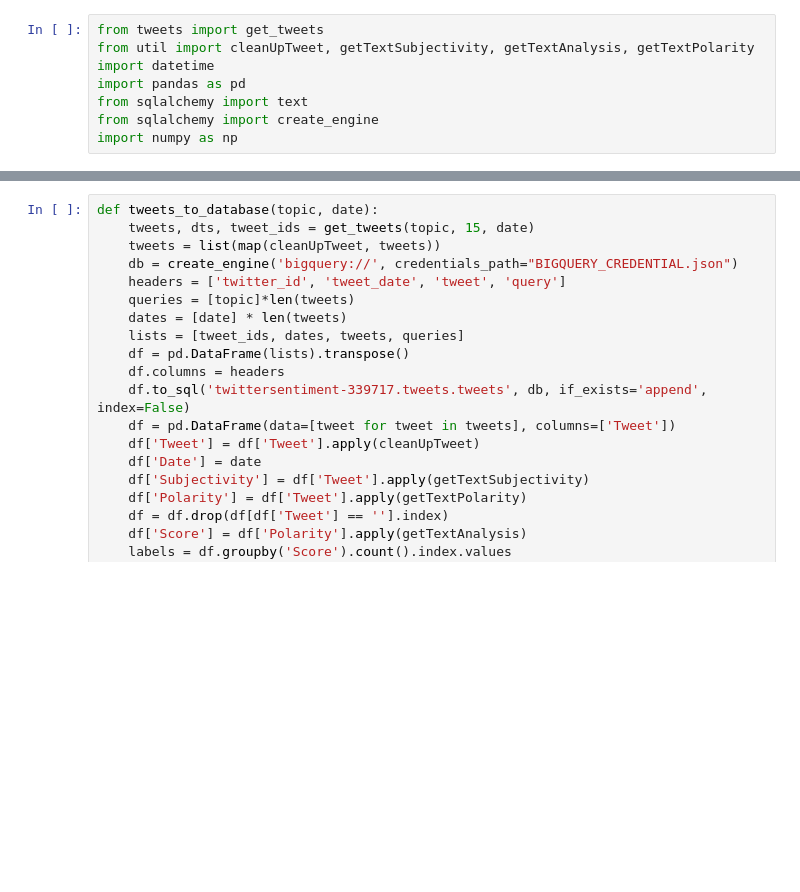
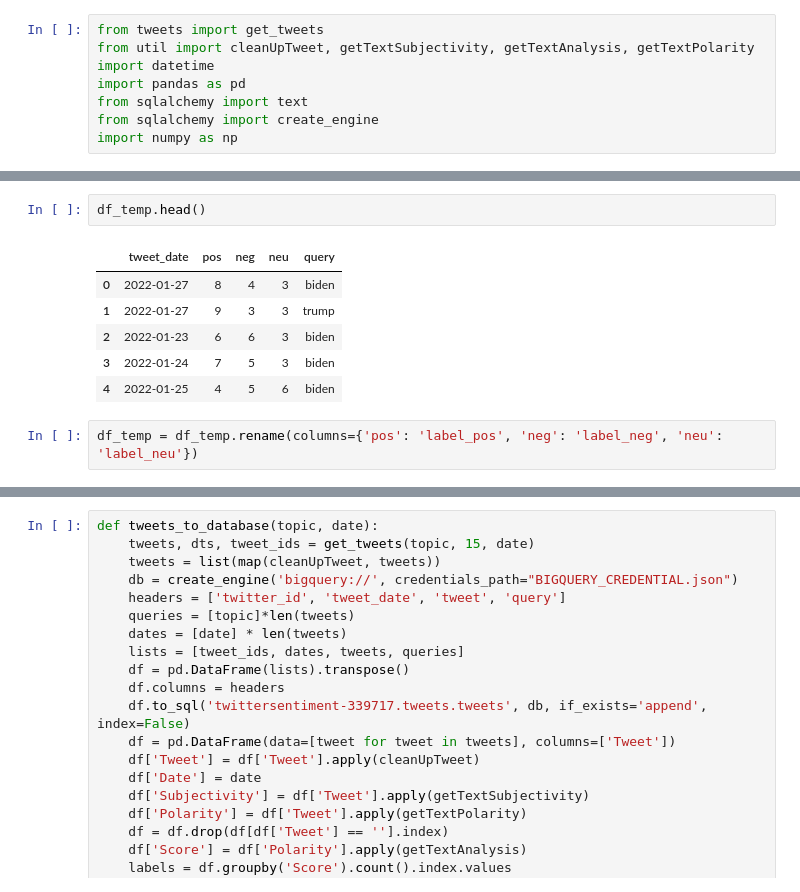
Before and after one commit to AaronGChan/twitter-presidential-analytics, a Jupyter notebook: working.ipynb, the cells around one changed output, grey strips where cells are left out. Drawn from its saved outputs; the diff is of its cells as text; blank space fills up the shorter version.

```diff
--- a/working.ipynb
+++ b/working.ipynb
@@ -20,0 +54,11 @@ import numpy as np
+# %%
+df_temp.head()
+# %% [output]
+|  | tweet_date | pos | neg | neu | query |
+| 0 | 2022-01-27 | 8 | 4 | 3 | biden |
+| 1 | 2022-01-27 | 9 | 3 | 3 | trump |
+| 2 | 2022-01-23 | 6 | 6 | 3 | biden |
+| 3 | 2022-01-24 | 7 | 5 | 3 | biden |
+| 4 | 2022-01-25 | 4 | 5 | 6 | biden |
+# %%
+df_temp = df_temp.rename(columns={'pos': 'label_pos', 'neg': 'label_neg', 'neu': 'label_neu'})
```
Also changed, not shown: parts of 22 cells of this notebook.
